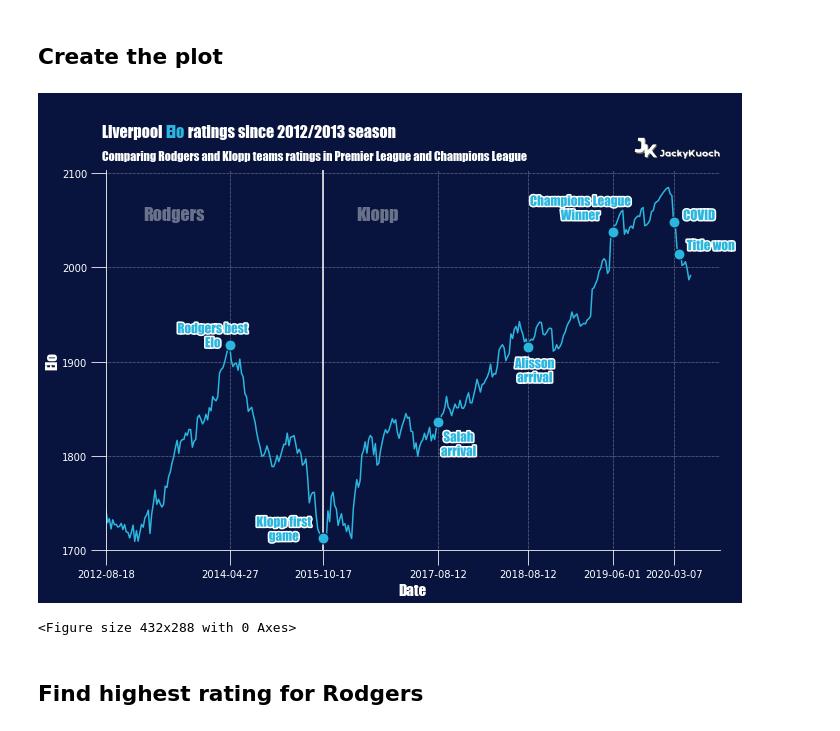
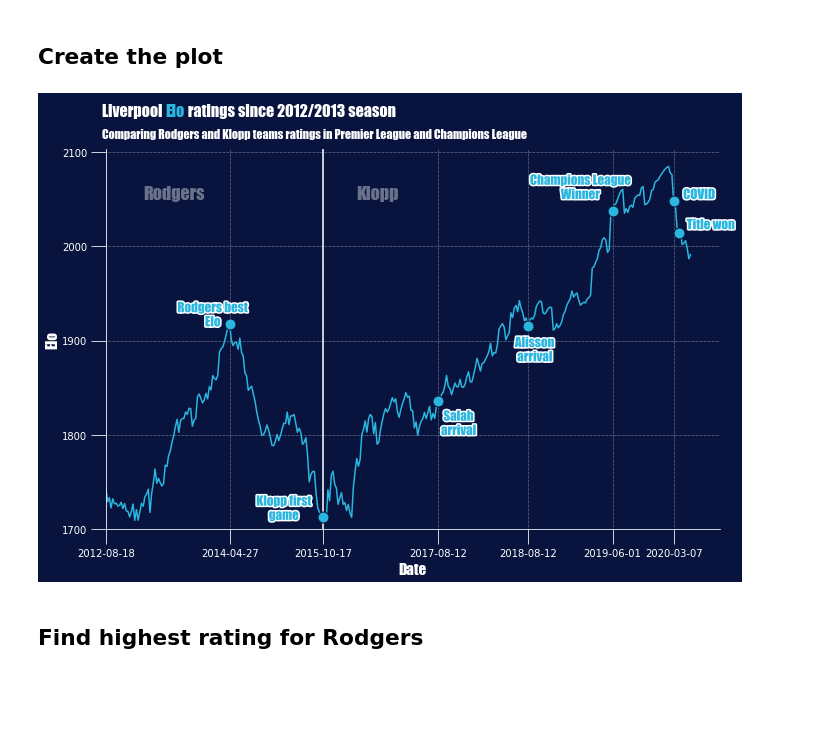
Before and after one commit to JackyKch/LiverpoolEvolutionKlopp, a Jupyter notebook: script/dataviz/elo.ipynb, the cells around one changed output. Drawn from its saved outputs; the diff is of its cells as text; code cells hidden in the pictures; blank space fills up the shorter version.

```diff
--- a/script/dataviz/elo.ipynb
+++ b/script/dataviz/elo.ipynb
@@ -75,10 +75,10 @@ fig.text(0.12,0.9, "Comparing Rodgers and Klopp teams ratings in Premier League
 #fig.text(0.05, 0, "Created by Jacky KUOCH",fontstyle="italic",fontsize=9, color="w")
 
 # Add logo
-ax2 = fig.add_axes([0.77,0.83,0.15,0.19])
-ax2.axis("off")
-logo = mpimg.imread("../../data/assets/LogoName.png")
-ax2.imshow(logo)
+#ax2 = fig.add_axes([0.77,0.83,0.15,0.19])
+#ax2.axis("off")
+#logo = mpimg.imread("../../data/assets/LogoName.png")
+#ax2.imshow(logo)
 
 
 # Split the graph in two
@@ -100,36 +100,35 @@ klopp_firstgame.set_path_effects([path_effects.withStroke(linewidth=3, foregroun
 
 ## Salah first game - 12/08/2017
 ax.scatter("2017-08-12", data.loc[data['date_match'] == "2017-08-12", "Elo_Liverpool"], s=120, color="#2bb6e0", edgecolors="#08143D", lw=1, zorder=3 )
 salah_firstgame = ax.text(208, 1800, "Salah\narrival", fontsize=13, ha="center", color="#2bb6e0", **hfont)
 salah_firstgame.set_path_effects([path_effects.withStroke(linewidth=3, foreground="w")])
 
 ## Van Dijk first game - 22/01/2018
 
 ## Alisson first game - 12/08/2018
 ax.scatter("2018-08-12", data.loc[data['date_match'] == "2018-08-12", "Elo_Liverpool"], s=120, color="#2bb6e0", edgecolors="#08143D", lw=1, zorder=3 )
 vandijk_firstgame = ax.text(253, 1878, "Alisson\narrival", fontsize=13, ha="center", color="#2bb6e0", **hfont)
 vandijk_firstgame.set_path_effects([path_effects.withStroke(linewidth=3, foreground="w")])
 
 ## Champions League win - 01/06/2019
 ax.scatter("2019-06-01", data.loc[data['date_match'] == "2019-06-01", "Elo_Liverpool"], s=120, color="#2bb6e0", edgecolors="#08143D", lw=1, zorder=3 )
 ucl_win = ax.text(280, 2050, "Champions League\nWinner", fontsize=13, ha="center", color="#2bb6e0", **hfont)
 ucl_win.set_path_effects([path_effects.withStroke(linewidth=3, foreground="w")])
 
 ## Last game before Corona - 07/03/2020
 ax.scatter("2020-03-07", data.loc[data['date_match'] == "2020-03-07", "Elo_Liverpool"], s=120, color="#2bb6e0", edgecolors="#08143D", lw=1, zorder=3 )
 corona = ax.text(350, 2050, "COVID", fontsize=13, ha="center", color="#2bb6e0", **hfont)
 corona.set_path_effects([path_effects.withStroke(linewidth=3, foreground="w")])
 
 ## Title secured - 25/06/2020
 ax.scatter("2020-06-24", data.loc[data['date_match'] == "2020-06-24", "Elo_Liverpool"], s=120, color="#2bb6e0", edgecolors="#08143D", lw=1, zorder=3 )
 title_won = ax.text(357, 2018, "Title won", fontsize=13, ha="center", color="#2bb6e0", **hfont)
 title_won.set_path_effects([path_effects.withStroke(linewidth=3, foreground="w")])
 
+plt.savefig("../../data/assets/elo.jpg", dpi=1200, bbox_inches='tight')
 plt.show()
-plt.tight_layout()
 # %% [output]
-[figure, old version]
+[figure, new version]
-<Figure size 432x288 with 0 Axes>
 # %% [markdown]
 ## Find highest rating for Rodgers
 # %%
```
Also changed, not shown: 2 other files.
